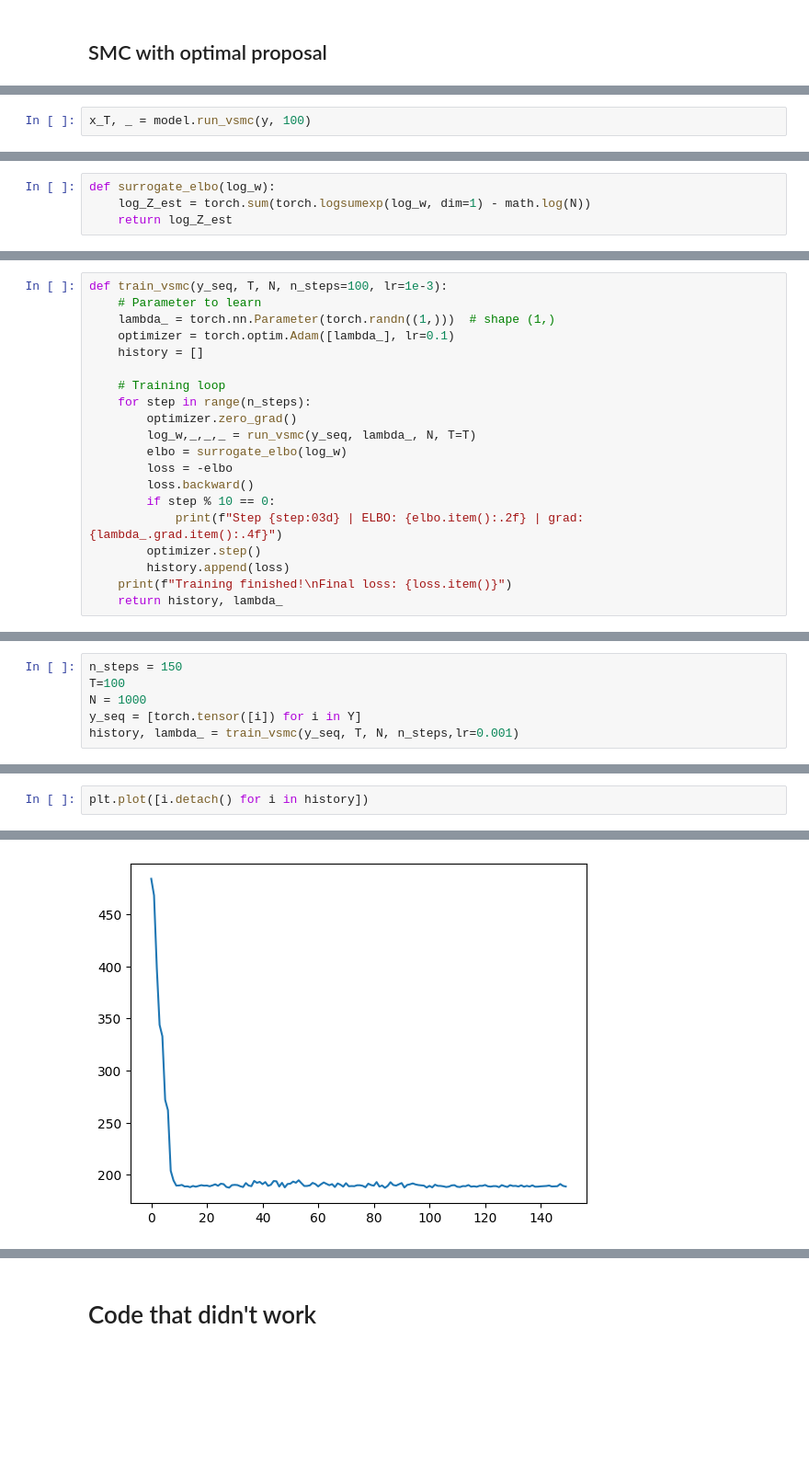
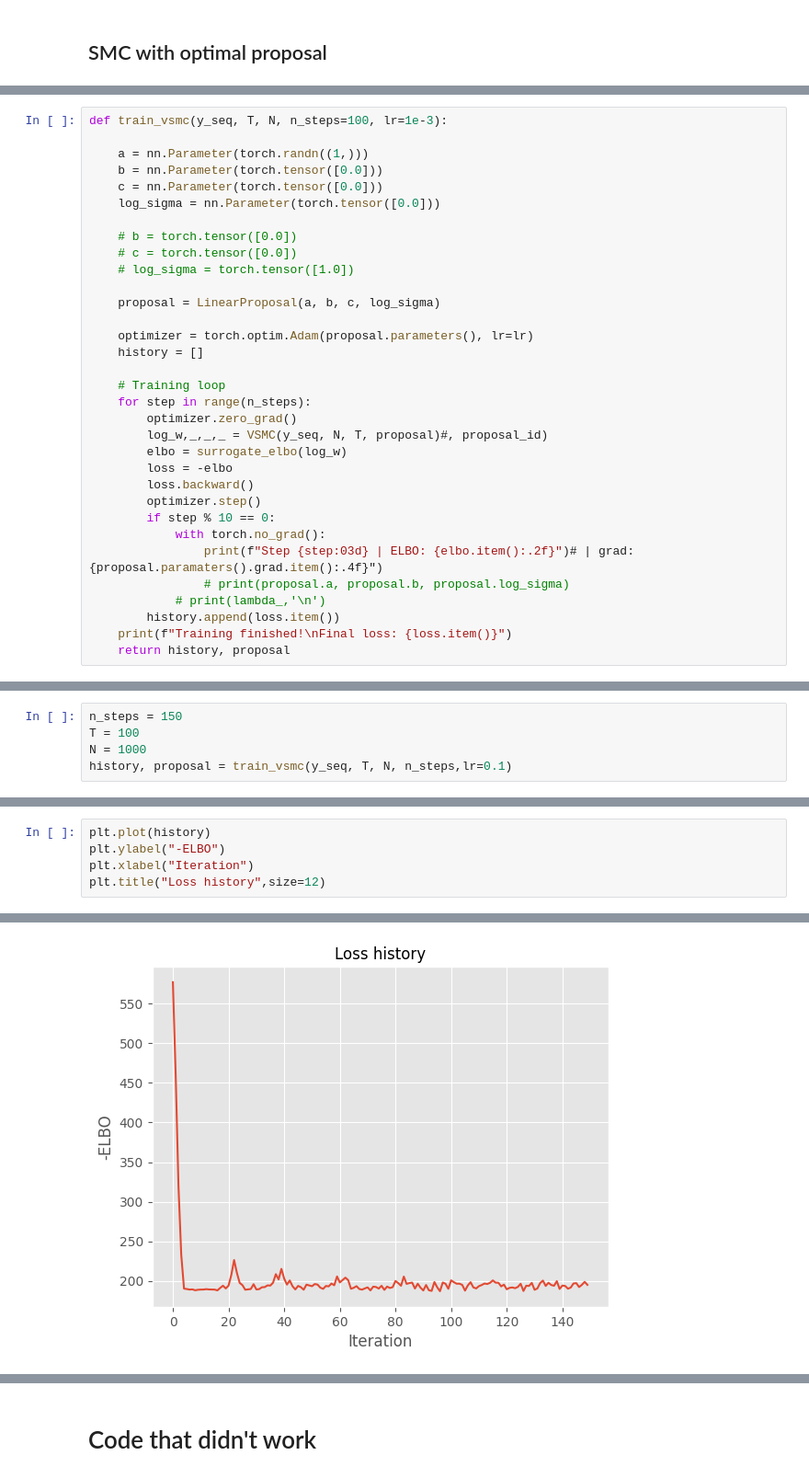
Before and after one commit to Perez-Amanda/ComputacionalStatistics_FinalProject, a Jupyter notebook: SMC.ipynb, the cells around one changed output, grey strips where cells are left out. Shown at 92% size. Cells and saved outputs as stored; diff of their text form; blank space fills up the shorter version.

```diff
--- a/SMC.ipynb
+++ b/SMC.ipynb
@@ -637,2 +463,0 @@ plt.plot(history)
-# %%
-x_T, _ = model.run_vsmc(y, 100)
@@ -701,4 +463,0 @@ tensor([ 0.0342,  1.3397, -0.0348, -1.4512,  0.7979, -0.9922, -0.5964, -0.1032,
-# %%
-def surrogate_elbo(log_w):
-    log_Z_est = torch.sum(torch.logsumexp(log_w, dim=1) - math.log(N))
-    return log_Z_est
@@ -785,20 +539,33 @@ def surrogate_elbo(log_w):
 # %%
 def train_vsmc(y_seq, T, N, n_steps=100, lr=1e-3):
-    # Parameter to learn
-    lambda_ = torch.nn.Parameter(torch.randn((1,)))  # shape (1,)
-    optimizer = torch.optim.Adam([lambda_], lr=0.1)
+
+    a = nn.Parameter(torch.randn((1,)))
+    b = nn.Parameter(torch.tensor([0.0]))
+    c = nn.Parameter(torch.tensor([0.0]))
+    log_sigma = nn.Parameter(torch.tensor([0.0]))
+
+    # b = torch.tensor([0.0])
+    # c = torch.tensor([0.0])
+    # log_sigma = torch.tensor([1.0])
+
+    proposal = LinearProposal(a, b, c, log_sigma)
+
+    optimizer = torch.optim.Adam(proposal.parameters(), lr=lr)
     history = []
 
     # Training loop
     for step in range(n_steps):
         optimizer.zero_grad()
-        log_w,_,_,_ = run_vsmc(y_seq, lambda_, N, T=T)
+        log_w,_,_,_ = VSMC(y_seq, N, T, proposal)#, proposal_id)
         elbo = surrogate_elbo(log_w)
         loss = -elbo
         loss.backward()
+        optimizer.step()
         if step % 10 == 0:
-            print(f"Step {step:03d} | ELBO: {elbo.item():.2f} | grad: {lambda_.grad.item():.4f}")
-        optimizer.step()
-        history.append(loss)
+            with torch.no_grad():
+                print(f"Step {step:03d} | ELBO: {elbo.item():.2f}")# | grad: {proposal.paramaters().grad.item():.4f}")
+                # print(proposal.a, proposal.b, proposal.log_sigma)
+            # print(lambda_,'\n')
+        history.append(loss.item())
     print(f"Training finished!\nFinal loss: {loss.item()}")
-    return history, lambda_
+    return history, proposal
@@ -805,7 +574,6 @@ def train_vsmc(y_seq, T, N, n_steps=100, lr=1e-3):
 # %%
 n_steps = 150
-T=100
+T = 100
 N = 1000
-y_seq = [torch.tensor([i]) for i in Y]
-history, lambda_ = train_vsmc(y_seq, T, N, n_steps,lr=0.001)
+history, proposal = train_vsmc(y_seq, T, N, n_steps,lr=0.1)
 # %% [output]
@@ -829,3 +597,6 @@ Final loss: 188.81234741210938
 # %%
-plt.plot([i.detach() for i in history])
+plt.plot(history)
+plt.ylabel("-ELBO")
+plt.xlabel("Iteration")
+plt.title("Loss history",size=12)
 # %% [output]
@@ -833,3 +604,3 @@ plt.plot([i.detach() for i in history])
-[figure, old version]
+[figure, new version]
 # %%
 N = 1000
```
Also changed, not shown: parts of 65 cells of this notebook.
